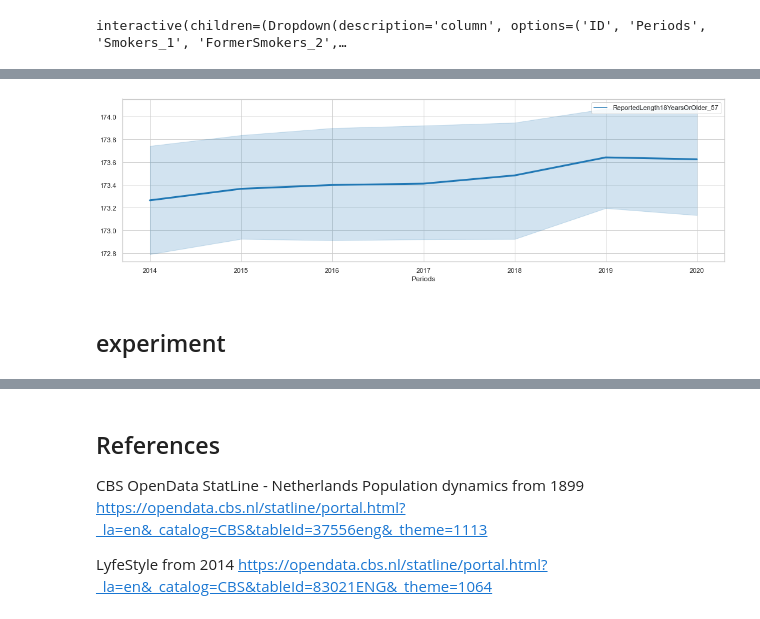
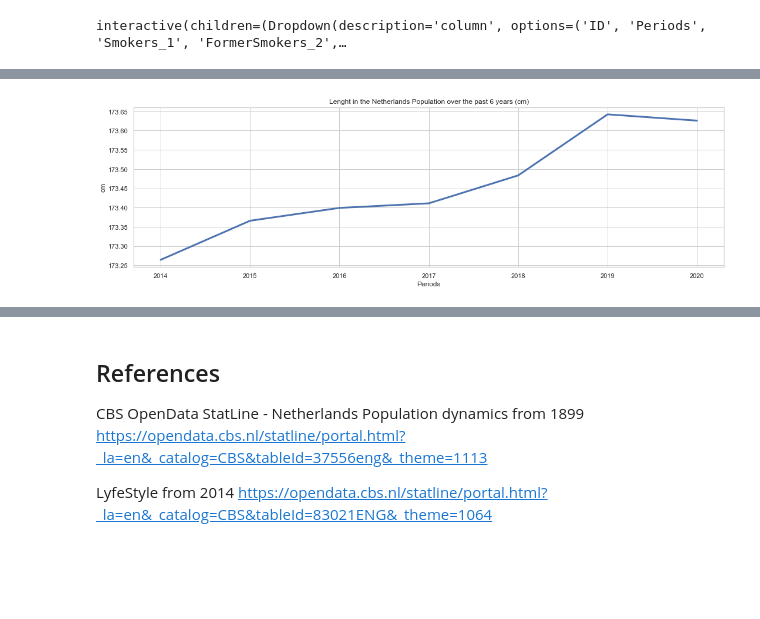
Before and after one commit to ImyPG/Solo-Project, a Jupyter notebook: Netherlands.ipynb, the cells around one changed output, grey strips where cells are left out. Cells and saved outputs as stored; diff of their text form; code cells hidden in the pictures; blank space fills up the shorter version.

```diff
--- a/Netherlands.ipynb
+++ b/Netherlands.ipynb
@@ -239,6 +248,0 @@ SyntaxError: invalid syntax (<ipython-input-89-e8cbaf741ce8>, line 3)
-# %%
-sns.set_theme(style="whitegrid")
-
-plt.figure(figsize=(18,5))
-columns=(['ExcessiveDrinkersInThePopulation_31'])
-sns.lineplot(data=LS.set_index('Periods')[columns], palette="tab10", linewidth=3);
@@ -254,6 +248,0 @@ interactive(children=(Dropdown(description='column1', options=('ID', 'Periods',
-# %%
-sns.set_theme(style="whitegrid")
-
-plt.figure(figsize=(18,5))
-columns=['WeeklySporter_77']
-sns.lineplot(data=LS.set_index('Periods')[columns], palette="tab10", linewidth=3);
@@ -268,0 +256,3 @@ interactive(children=(Dropdown(description='column1', options=('ID', 'Periods',
+# %%
+temp = LS.groupby(['Periods']).mean('ExcessiveDrinkersInThePopulation_31')
+temp=temp.reset_index()
@@ -268,0 +273,9 @@ interactive(children=(Dropdown(description='column1', options=('ID', 'Periods',
+# %%
+sns.set_theme(style="whitegrid")
+
+plt.figure(figsize=(18,5))
+columns=['Drinkers_26']
+sns.lineplot(data=temp.set_index('Periods')[columns], palette="tab10", linewidth=3)
+plt.title('% Drinkers in the Netherlands Population')
+plt.ylabel('% Drinkers')
+plt.xlabel('Years');
@@ -269,10 +319,10 @@ interactive(children=(Dropdown(description='column1', options=('ID', 'Periods',
 # %%
 sns.set_theme(style="whitegrid")
 
 plt.figure(figsize=(18,5))
-columns=['ReportedLength18YearsOrOlder_57']
-sns.lineplot(data=LS.set_index('Periods')[columns], palette="tab10", linewidth=3);
+
+sns.lineplot(data=temp,x=temp['Periods'], y=temp['ReportedLength18YearsOrOlder_57'],linewidth=3)
+plt.title('Lenght in the Netherlands Population over the past 6 years (cm)')
+plt.ylabel('cm');
 # %% [output]
-[figure, old version]
+[figure, new version]
-# %% [markdown]
-## experiment
```
Also changed, not shown: parts of 97 cells of this notebook.
